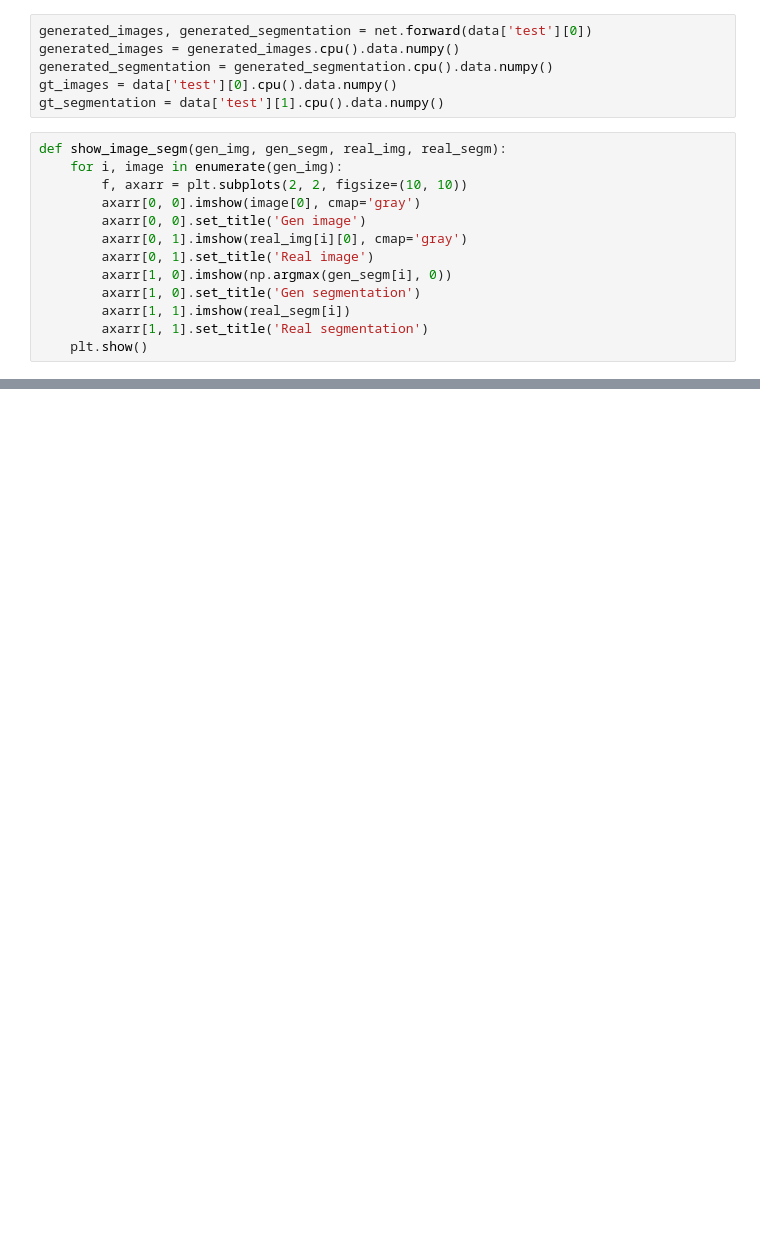
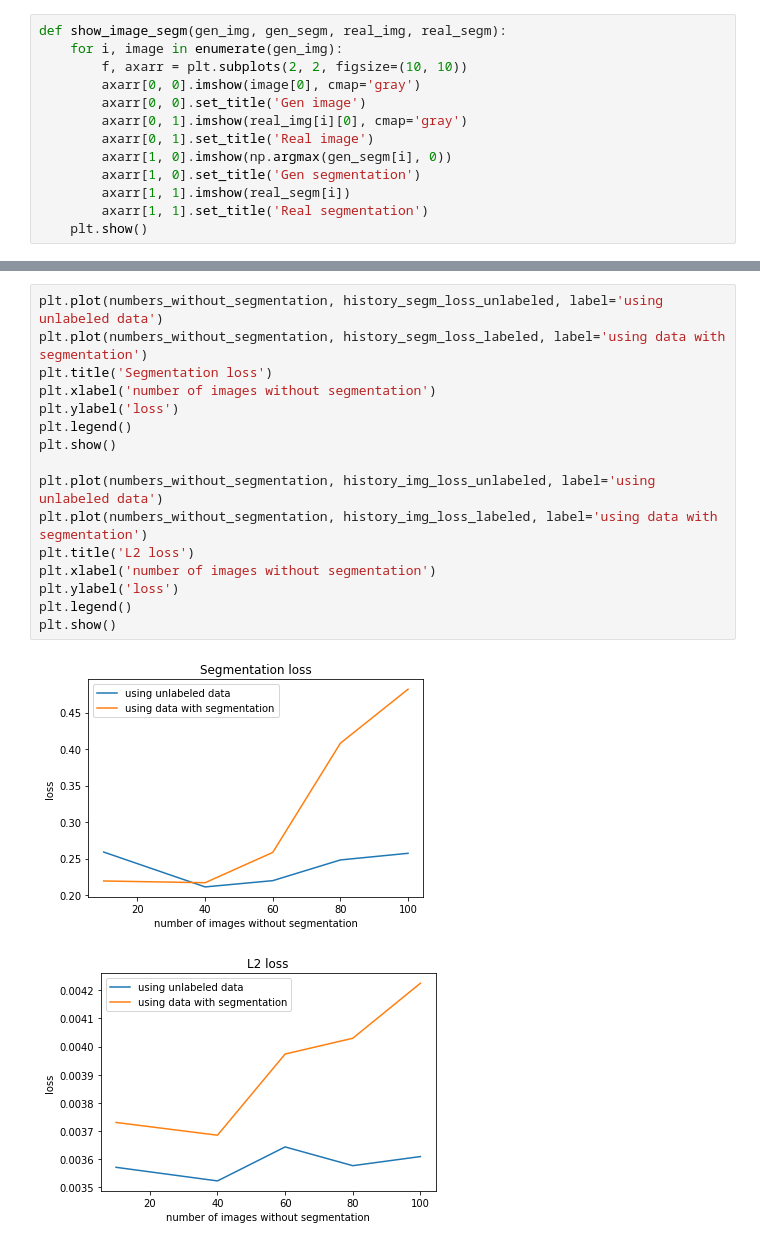
Before and after one commit to ashysheya/research_project, a Jupyter notebook: very_simple_autoencoder_experiments.ipynb, the cells around one changed output, grey strips where cells are left out. Saved outputs shown, nothing was run; the diff lists cells and outputs as text; blank space fills up the shorter version.

```diff
--- a/very_simple_autoencoder_experiments.ipynb
+++ b/very_simple_autoencoder_experiments.ipynb
@@ -169,9 +170,3 @@ plt.show()
-# %%
-generated_images, generated_segmentation = net.forward(data['test'][0])
-generated_images = generated_images.cpu().data.numpy()
-generated_segmentation = generated_segmentation.cpu().data.numpy()
-gt_images = data['test'][0].cpu().data.numpy()
-gt_segmentation = data['test'][1].cpu().data.numpy()
 # %%
 def show_image_segm(gen_img, gen_segm, real_img, real_segm):
     for i, image in enumerate(gen_img):
@@ -231,0 +264,19 @@ show_image_segm(generated_images, generated_segmentation, gt_images, gt_segmenta
+# %%
+plt.plot(numbers_without_segmentation, history_segm_loss_unlabeled, label='using unlabeled data')
+plt.plot(numbers_without_segmentation, history_segm_loss_labeled, label='using data with segmentation')
+plt.title('Segmentation loss')
+plt.xlabel('number of images without segmentation')
+plt.ylabel('loss')
+plt.legend()
+plt.show()
+
+plt.plot(numbers_without_segmentation, history_img_loss_unlabeled, label='using unlabeled data')
+plt.plot(numbers_without_segmentation, history_img_loss_labeled, label='using data with segmentation')
+plt.title('L2 loss')
+plt.xlabel('number of images without segmentation')
+plt.ylabel('loss')
+plt.legend()
+plt.show()
+# %% [output]
+[figure, added]
+[figure, added]
```
Also changed, not shown: parts of 14 cells of this notebook.
